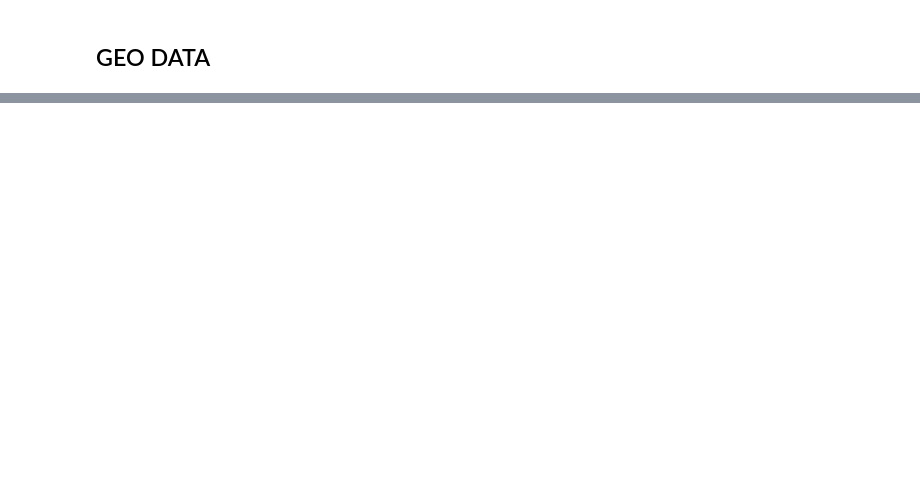
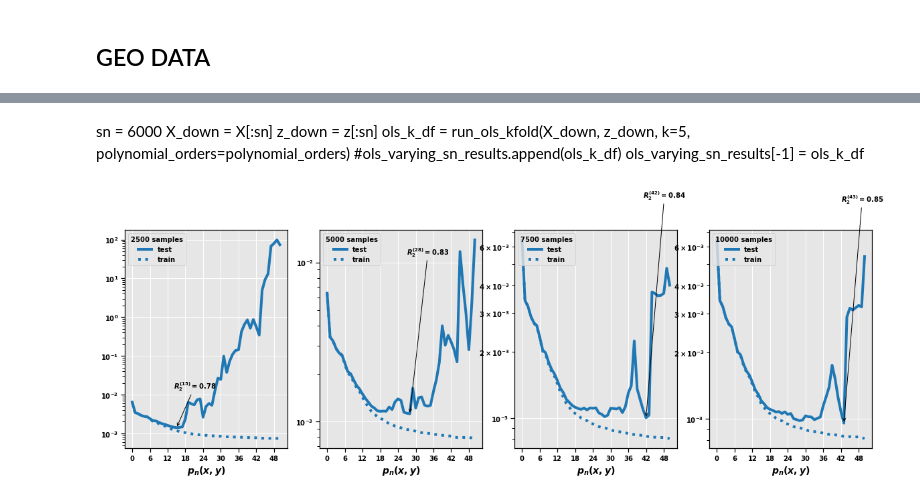
Before and after one commit to fonstelien/FYS-STK4155, a Jupyter notebook: project1/take2.ipynb, the cells around one changed output, grey strips where cells are left out. Saved outputs shown, nothing was run; the diff lists cells and outputs as text; code cells hidden in the pictures; blank space fills up the shorter version.

```diff
--- a/project1/take2.ipynb
+++ b/project1/take2.ipynb
@@ -617,0 +669,43 @@ plt.show()
+# %%
+'''Running OLS with CV'''
+
+ols_varying_sn_results = list()
+samples = [2500,5000,7500,10000]
+
+for sn in samples:
+    X_down = X[:sn]
+    z_down = z[:sn]
+    ols_k_df = run_ols_kfold(X_down, z_down, k=5, polynomial_orders=polynomial_orders)
+    ols_varying_sn_results.append(ols_k_df)
+# %% [markdown]
+sn = 6000
+X_down = X[:sn]
+z_down = z[:sn]
+ols_k_df = run_ols_kfold(X_down, z_down, k=5, polynomial_orders=polynomial_orders)
+#ols_varying_sn_results.append(ols_k_df)
+ols_varying_sn_results[-1] = ols_k_df
+# %%
+fig, axes = plt.subplots(nrows=1, ncols=4, figsize=WIDE_FIG)
+#fig.suptitle("Ridge with CV", fontsize=LARGE, weight='bold')
+
+for ax, sn, df in zip(axes, samples, ols_varying_sn_results):
+    ax.plot(polynomial_orders, df['test_mse'], color=COLORS[0])
+    ax.plot(polynomial_orders, df['train_mse'], ':', color=COLORS[0])
+    ax.set_yscale('log')
+    ax.legend(['test','train'], title=f'{sn} samples', fontsize=SMALL, title_fontsize=SMALL, loc='upper left')
+    ax.set_xlabel(r"$p_n(x,y)$")
+    ax.xaxis.set_major_locator(MaxNLocator(integer=True))
+
+    # R2 annotation
+    best_idx = df['test_mse'].argmin()
+    best_mse_pn = polynomial_orders[best_idx]
+    best_mse_val = df['test_mse'].min()
+    xytext = (best_mse_pn-1, best_mse_val*10)
+    xy = (best_mse_pn, best_mse_val)
+    R2 = best_r2(df['test_mse'], z_down)
+    ax.annotate(f'$R_2^{{({best_mse_pn})}} = {R2:.2f}$', xytext=xytext, xy=xy, arrowprops={'arrowstyle':'->'})
+
+
+plt.show()
+# %% [output]
+[figure, added]
```
Also changed, not shown: parts of 27 cells of this notebook, 2 other files.
